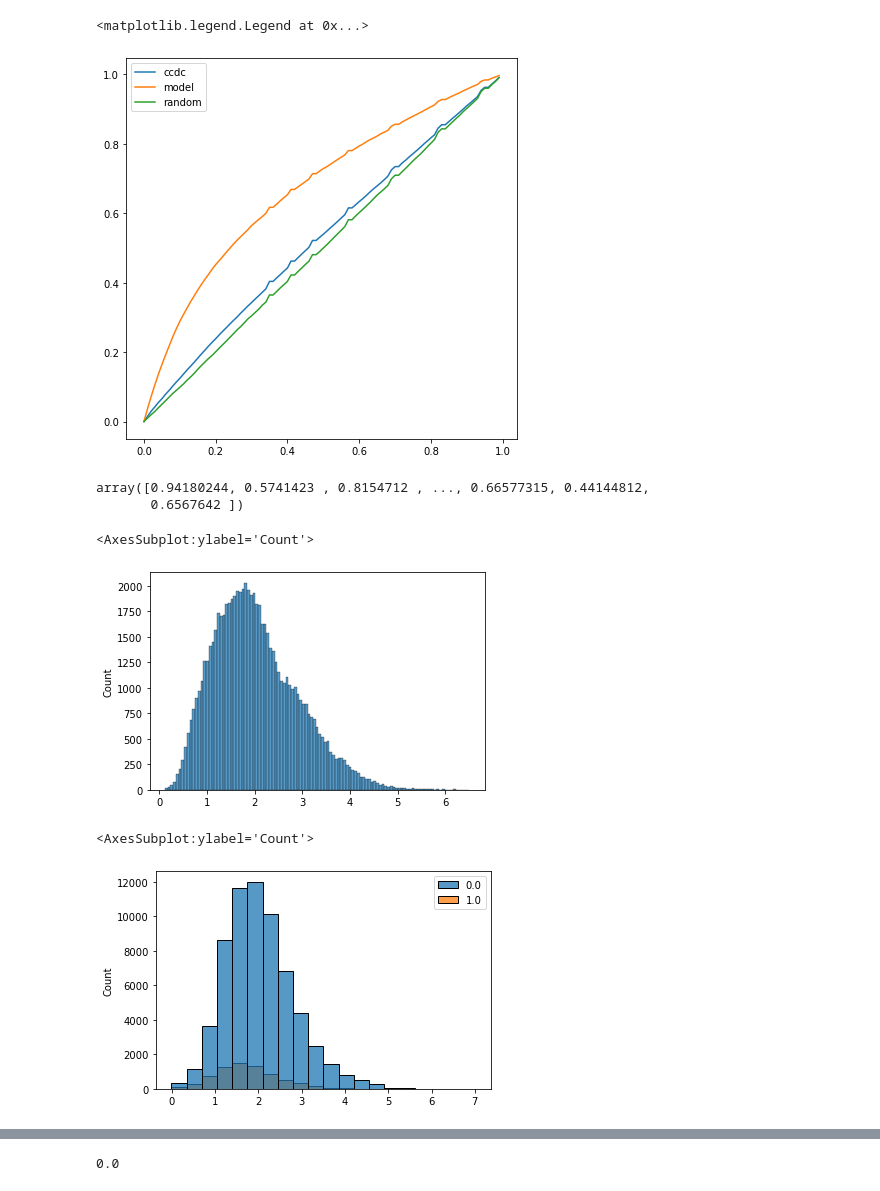
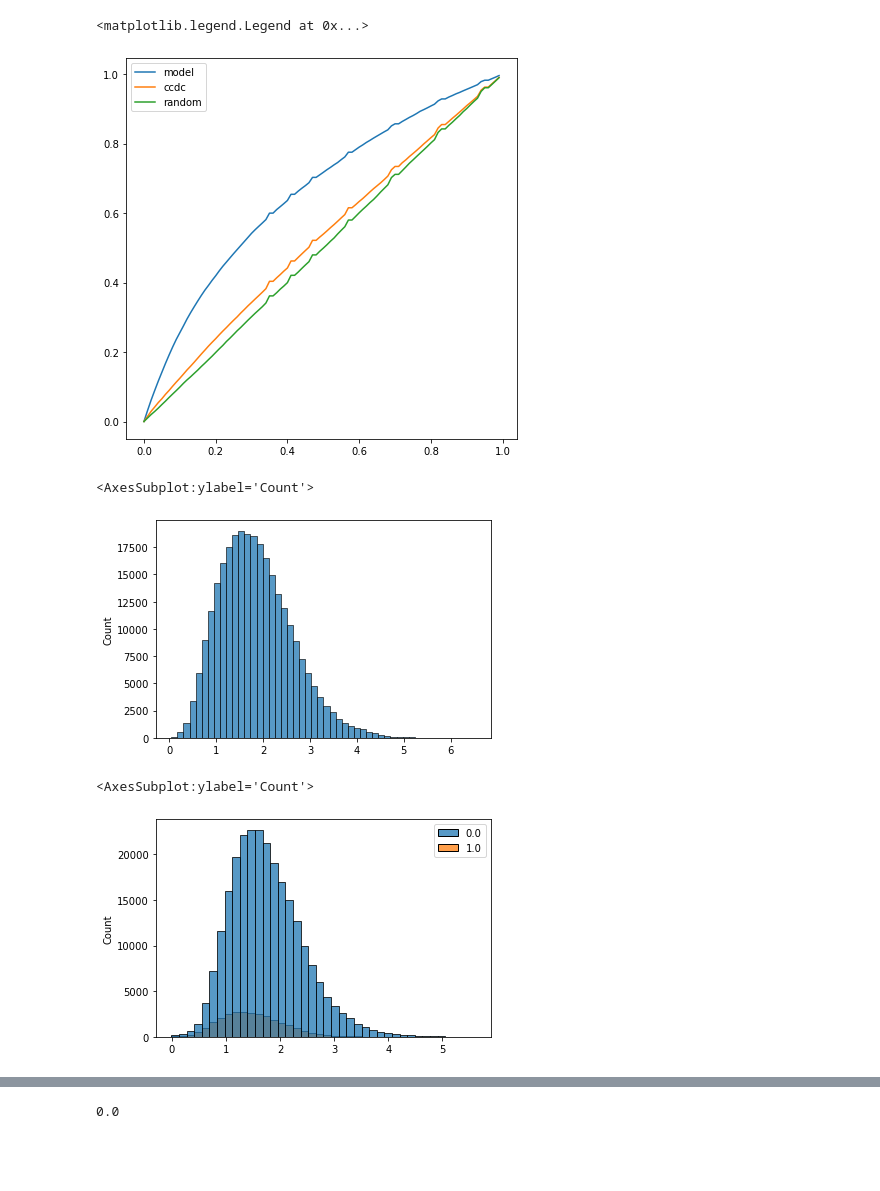
Before and after one commit to bbaillif/bioactive_conformation_predictor, a Jupyter notebook: ranking_evaluation_gen100.ipynb, the cells around one changed output, grey strips where cells are left out. Drawn from its saved outputs; the diff is of its cells as text; code cells hidden in the pictures; blank space fills up the shorter version.

Commit message:
improved results analysis

```diff
--- a/ranking_evaluation_gen100.ipynb
+++ b/ranking_evaluation_gen100.ipynb
@@ -10,4 +12,4 @@ import matplotlib.pyplot as plt
 import seaborn as sns
 from tqdm import tqdm
 # %%
-t = pd.read_csv('results/random_split_0_new_platinum')
+t = pd.read_csv('results/scaffold_split_0_new_pdbbind')
@@ -26,0 +489,25 @@ t = t[(t['n_generated'] == 100) & (t['Unnamed: 0'] != 'Micro')]
+# %%
+top1_accuracies = []
+bioactive_ranks = []
+n_non_gen = 0
+
+for mol_i in tqdm(range(len(t) - 1)) :
+
+    targets = json.loads(t.iloc[mol_i, 1])
+    targets = np.array(targets)
+    generated = targets != 0
+    generated_targets = targets[generated]
+    if len(generated_targets) :
+        preds = json.loads(t.iloc[mol_i, 2])
+        preds = np.array(preds)
+
+        is_bioactive = targets == 0
+        pred_ranks = preds.argsort().argsort()
+        bioactive_pred_ranks = pred_ranks[is_bioactive]
+        bioactive_ranks.extend(bioactive_pred_ranks.tolist())
+
+        top1_accuracies.append(0 in bioactive_pred_ranks)
+    else :
+        n_non_gen += 1
+
+    q1, med, q3 = np.quantile(bioactive_ranks, [0.25, 0.5, 0.75])
@@ -27,4 +530,6 @@ t = t[(t['n_generated'] == 100) & (t['Unnamed: 0'] != 'Micro')]
 # %%
+active_ratio = 0.1
+
 all_targets = []
 all_preds = []
 all_activities = []
@@ -54,16 +559,17 @@ for mol_i in t.index :
         all_targets.extend(generated_targets)
         all_preds.extend(generated_preds)
 
+        actives_i = np.argsort(generated_targets)[:int(len(generated_targets) * active_ratio)]
+        activity = [True if i in actives_i else False for i in range(len(generated_preds))]
+        all_activities.extend(activity)
+        preds_array = np.array(list(zip(generated_preds, activity)))
+
         relative_ranks_model.extend(generated_preds.argsort().argsort() / len(generated_preds))
         ranks_ccdc = np.array(range(len(generated_preds)))
         relative_ranks_ccdc.extend(ranks_ccdc / len(generated_preds))
-        np.random.shuffle(ranks_ccdc)
-        relative_ranks_random.extend(ranks_ccdc / len(generated_preds))
+        np.random.shuffle(generated_preds)
+        relative_ranks_random.extend(generated_preds.argsort().argsort() / len(generated_preds))
 
-        actives_i = np.argsort(generated_targets)[:int(len(generated_targets) / 10)]
-        activity = [True if i in actives_i else False for i in range(len(generated_preds))]
-        all_activities.extend(activity)
-        preds_array = np.array(list(zip(preds, activity)))
         sorting = np.argsort(preds_array[:, 0])
         sorted_preds_array = preds_array[sorting]
 
@@ -110,9 +616,9 @@ for threshold in tqdm(thresholds) :
 # %%
 plt.figure(figsize=(7,7))
+plt.plot(thresholds, retrieved_model, label='model')
 plt.plot(thresholds, retrieved_ccdc, label='ccdc')
-plt.plot(thresholds, retrieved_model, label='model')
 plt.plot(thresholds, retrieved_random, label='random')
 plt.legend()
 # %% [output]
 <matplotlib.legend.Legend at 0x...>
-[figure, old version]
+[figure, new version]
@@ -122,22 +625,17 @@ activity = [True if i in actives_i else False for i in range(len(all_preds)) ]
-# %%
-np.array(all_targets)[all_activities]
-# %% [output]
-array([0.94180244, 0.5741423 , 0.8154712 , ..., 0.66577315, 0.44144812,
-       0.6567642 ])
 # %%
-sns.histplot(all_targets)
+sns.histplot(all_targets, bins=50)
 # %% [output]
 <AxesSubplot:ylabel='Count'>
-[figure, old version]
+[figure, new version]
 # %%
 preds_array = np.array(list(zip(all_preds, all_activities)))
 sorting = np.argsort(preds_array[:, 0])
 sorted_preds_array = preds_array[sorting]
 # %%
-sns.histplot(x=preds_array[:,0], hue=preds_array[:,1], bins=20)
+sns.histplot(x=preds_array[:,0], hue=preds_array[:,1], bins=40)
 # %% [output]
 <AxesSubplot:ylabel='Count'>
-[figure, old version]
+[figure, new version]
 # %%
 CalcEnrichment(sorted_preds_array, col=1, fractions=[0.2])
 # %% [output]
```
Also changed, not shown: parts of 67 cells of this notebook, 9 other files.
